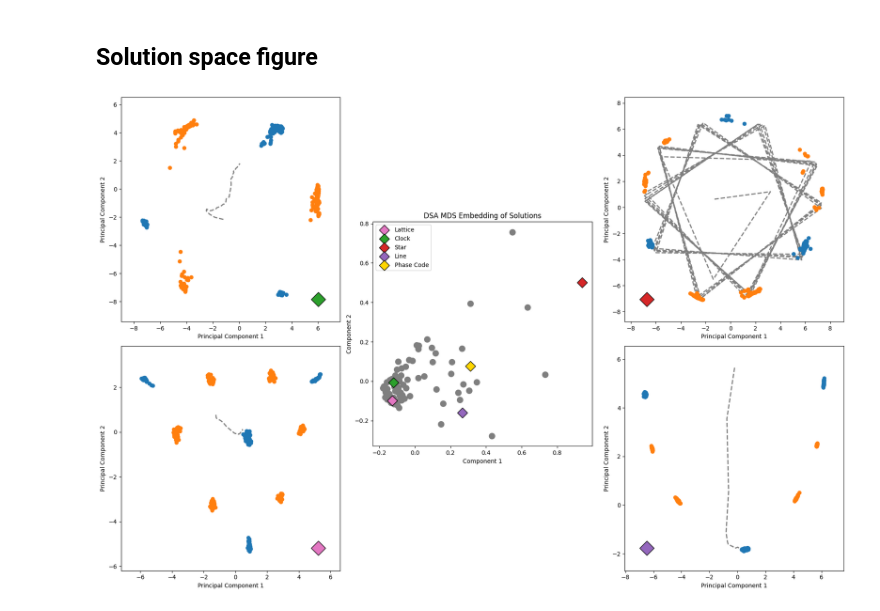
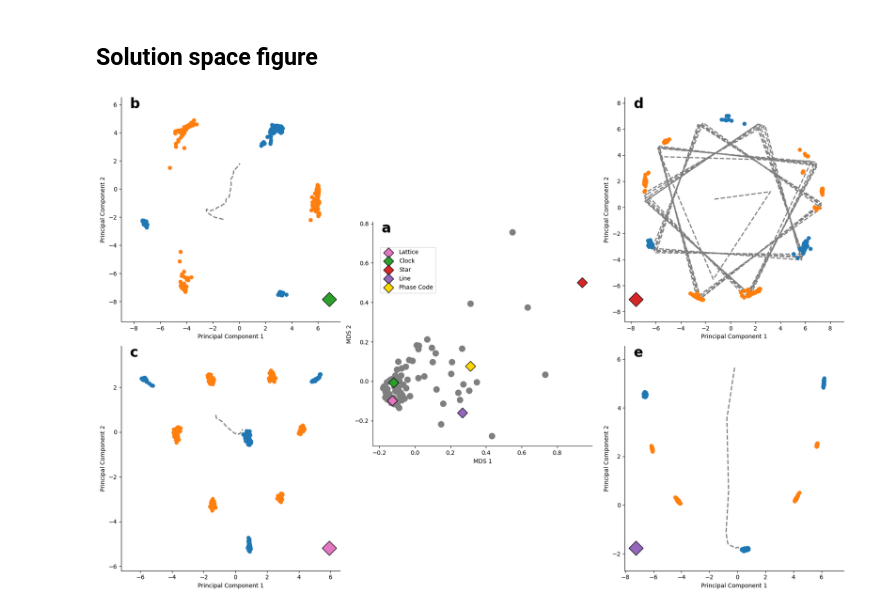
Before and after one commit to keith-murray/emergence-phase-codes, a Jupyter notebook: notebooks/solution_space_figure.ipynb, the cells around one changed output. Drawn from its saved outputs; the diff is of its cells as text; code cells hidden in the pictures.

Commit message:
[update][notebooks] saved svg figures as pdfs in notebooks

```diff
--- a/notebooks/solution_space_figure.ipynb
+++ b/notebooks/solution_space_figure.ipynb
@@ -119,11 +119,11 @@ def plot_model_dynamics(ax, metrics_row, corner_indicator):
     ylim = ax.get_ylim()
 
     if corner_indicator["corner"] == "bottom_left":
-        x_pos = xlim[0] + 0.1 * (xlim[1] - xlim[0])
+        x_pos = xlim[0] + 0.05 * (xlim[1] - xlim[0])
         y_pos = ylim[0] + 0.1 * (ylim[1] - ylim[0])
         ha = "left"
     elif corner_indicator["corner"] == "bottom_right":
-        x_pos = xlim[1] - 0.1 * (xlim[1] - xlim[0])
+        x_pos = xlim[1] - 0.05 * (xlim[1] - xlim[0])
         y_pos = ylim[0] + 0.1 * (ylim[1] - ylim[0])
         ha = "right"
     else:
@@ -185,10 +185,11 @@ for i in range(len(embedding)):
             c='tab:grey',
         )
 
-ax_mds.set_title("DSA MDS Embedding of Solutions")
-ax_mds.set_xlabel("Component 1")
-ax_mds.set_ylabel("Component 2")
-ax_mds.legend(loc="upper left")
+ax_mds.set_xlabel("MDS 1")
+ax_mds.set_ylabel("MDS 2")
+ax_mds.legend(loc="upper left", bbox_to_anchor=(0.02, 0.9))
+ax_mds.spines['top'].set_visible(False)
+ax_mds.spines['right'].set_visible(False)
 
 # Plot job_id 52
 ax_52 = fig_anim.add_subplot(gs[0:2, 0])
@@ -197,33 +198,60 @@ plot_model_dynamics(
     val_metrics[val_metrics['job_id'] == 52].iloc[0],
     highlighted_jobs[52],
 )
+ax_52.spines['top'].set_visible(False)
+ax_52.spines['right'].set_visible(False)
 
 # Plot job_id 29
 ax_29 = fig_anim.add_subplot(gs[2:4, 0])
 plot_model_dynamics(
     ax_29,
     val_metrics[val_metrics['job_id'] == 29].iloc[0],
     highlighted_jobs[29],
 )
+ax_29.spines['top'].set_visible(False)
+ax_29.spines['right'].set_visible(False)
 
 # Plot job_id 71
 ax_71 = fig_anim.add_subplot(gs[0:2, 2])
 plot_model_dynamics(
     ax_71,
     val_metrics[val_metrics['job_id'] == 71].iloc[0],
     highlighted_jobs[71],
 )
+ax_71.spines['top'].set_visible(False)
+ax_71.spines['right'].set_visible(False)
 
 # Plot job_id 72
 ax_72 = fig_anim.add_subplot(gs[2:4, 2])
 plot_model_dynamics(
     ax_72,
     val_metrics[val_metrics['job_id'] == 72].iloc[0],
     highlighted_jobs[72],
 )
+ax_72.spines['top'].set_visible(False)
+ax_72.spines['right'].set_visible(False)
+
+# Subplot labels with manual coordinates (in axes-relative coordinates)
+label_specs = [
+    (ax_mds, 'a', (0.04, 1.0)),
+    (ax_52, 'b', (0.04, 1.0)),
+    (ax_29, 'c', (0.04, 1.0)),
+    (ax_71, 'd', (0.04, 1.0)),
+    (ax_72, 'e', (0.04, 1.0)),
+]
+
+for ax, label, (x, y) in label_specs:
+    ax.text(
+        x, y, label,
+        transform=ax.transAxes,
+        fontsize=24,
+        fontweight='bold',
+        ha='left',
+        va='top',
+    )
 
 plt.tight_layout()
-plt.savefig('../results/solution_space_summary.png')
+plt.savefig('../results/solution_space_summary.pdf')
 plt.show()
 # %% [output]
-[figure, old version]
+[figure, new version]
```
Also changed, not shown: 6 other files.
